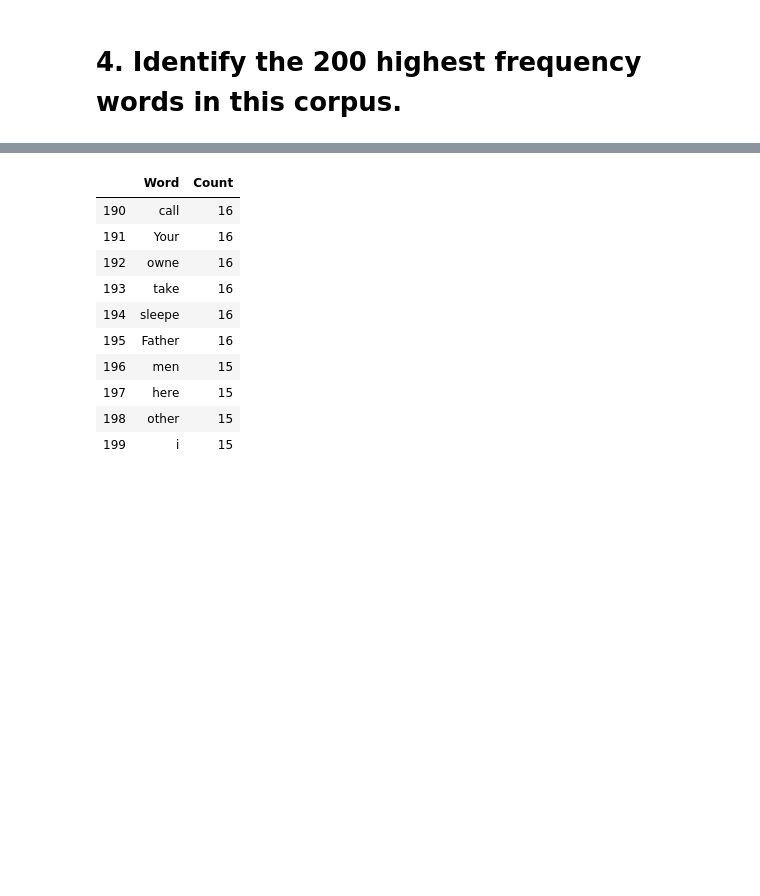
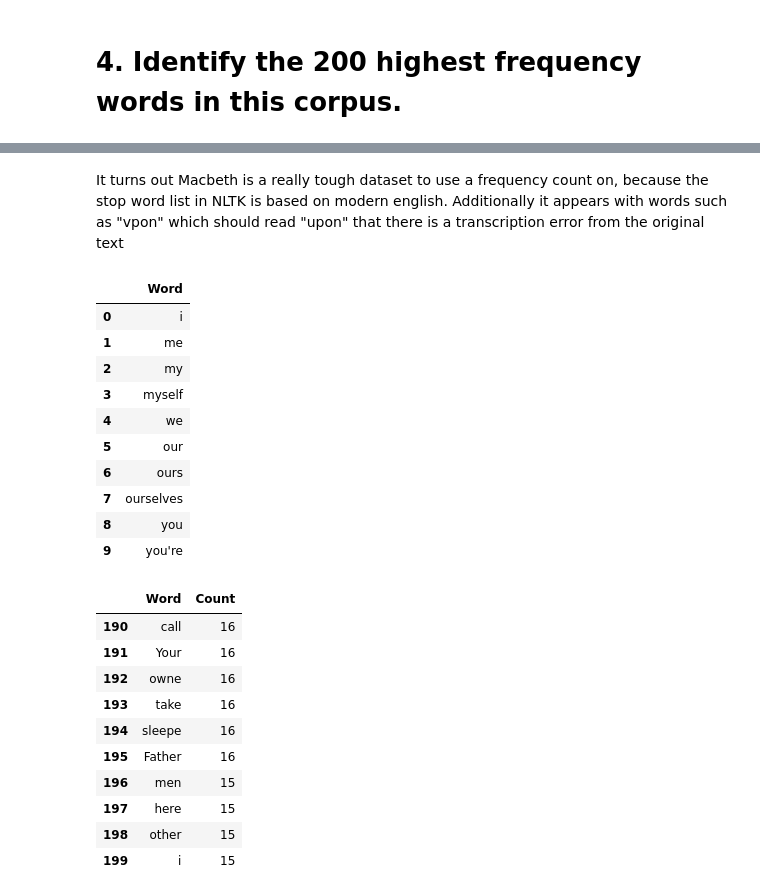
Before and after one commit to mharrisonbaker/DATA620, a Jupyter notebook: DATA620_Week4_Part2.ipynb, the cells around one changed output, grey strips where cells are left out. Saved outputs shown, nothing was run; the diff lists cells and outputs as text; code cells hidden in the pictures; blank space fills up the shorter version.

```diff
--- a/DATA620_Week4_Part2.ipynb
+++ b/DATA620_Week4_Part2.ipynb
@@ -83,3 +198,21 @@ df.head(10) # Display top to words in dataframe
+# %% [markdown]
+It turns out Macbeth is a really tough dataset to use a frequency count on, because the stop word list in NLTK is based on modern english.  Additionally it appears with words such as "vpon" which should read "upon" that there is a transcription error from the original text
+# %%
+stop = stopwords.words('english')
+stop_df=DataFrame(stop,columns=['Word'])
+stop_df.head(10)
+# %% [output]
+|  | Word |
+| 0 | i |
+| 1 | me |
+| 2 | my |
+| 3 | myself |
+| 4 | we |
+| 5 | our |
+| 6 | ours |
+| 7 | ourselves |
+| 8 | you |
+| 9 | you're |
 # %%
 df.tail(10) # Display last ten words in dataframe
 # %% [output]
```
Also changed, not shown: parts of 19 cells of this notebook.
